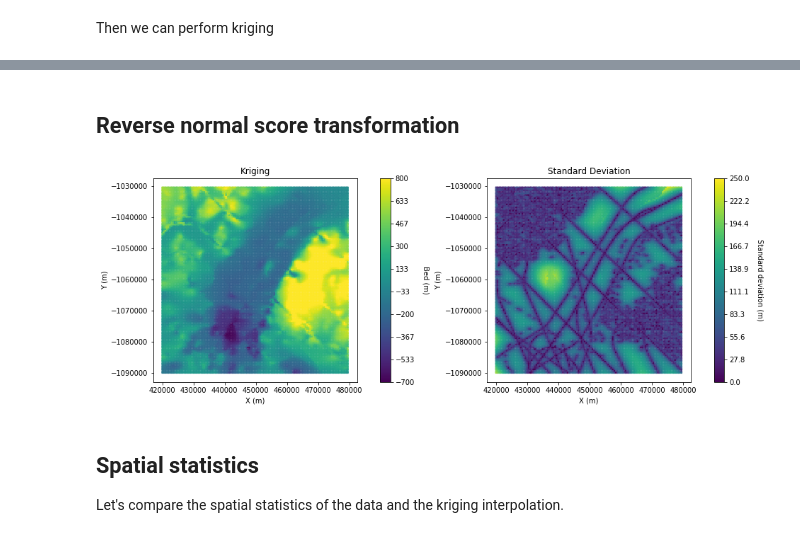
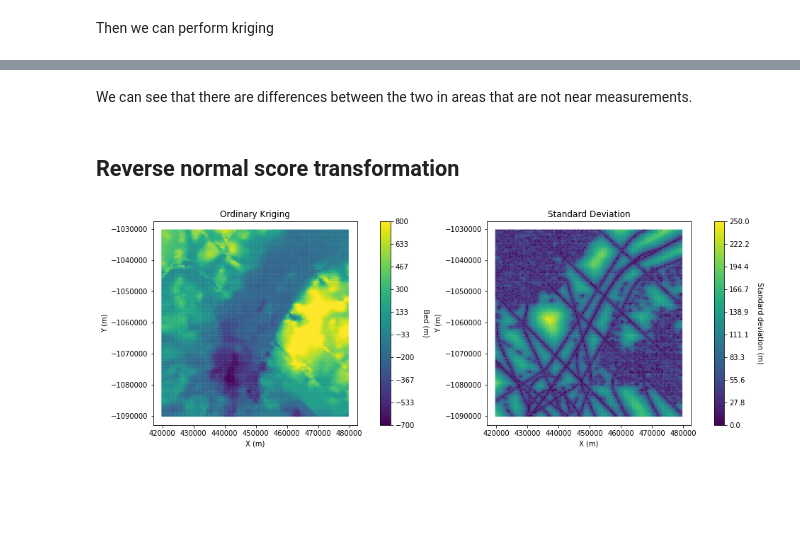
Before and after one commit to GatorGlaciology/GStatSim, a Jupyter notebook: GlacierStats/Kriging.ipynb, the cells around one changed output, grey strips where cells are left out. Drawn from its saved outputs; the diff is of its cells as text; code cells hidden in the pictures; blank space fills up the shorter version.

```diff
--- a/GlacierStats/Kriging.ipynb
+++ b/GlacierStats/Kriging.ipynb
@@ -103,0 +106,3 @@ plt.show()
+# %%
+k = 50
+est_OK, var_OK = gs.okrige(Pred_grid_xy, df_samp, 'X', 'Y', 'Nbed', k, vario) # estimation and variance
@@ -104,19 +145,21 @@ plt.show()
+# %% [markdown]
+We can see that there are differences between the two in areas that are not near measurements.
 # %% [markdown]
 ## Reverse normal score transformation
 # %%
 # create dataframes for back transform function
-var_SK[var_SK < 0] = 0; # make sure variances are non-negative
-std_SK = np.sqrt(var_SK) # convert to standard deviation (this should be done before back transforming)
-df_std = pd.DataFrame(std_SK, columns = ['std'])
-df_krige = pd.DataFrame(est_SK, columns = ['pred'])
+var_OK[var_OK < 0] = 0; # make sure variances are non-negative
+std_OK = np.sqrt(var_OK) # convert to standard deviation (this should be done before back transforming)
+df_std = pd.DataFrame(std_OK, columns = ['std'])
+df_krige = pd.DataFrame(est_OK, columns = ['pred'])
 
 # transformation parameters
 vr = tvbed
 vrg = tnsbed
 ltail = 1
 utail = 1
-zmin = -3
-zmax = 3
+zmin = -4
+zmax = 4
 ltpar = -1000
 utpar = 1000
 
@@ -126,28 +169,24 @@ std_trans = geostats.backtr(df_std,'std',vr,vrg,zmin,zmax,ltail,ltpar,utail,utpa
 # %%
 # plot back-transformed results
 plt.subplot(121)
 im = plt.scatter(Pred_grid_xy[:,0],Pred_grid_xy[:,1], c = pred_trans, vmin = -700, vmax = 800, marker=".", s = 15)       # scatter plot for location map
-plt.title('Kriging')                                    # add plot title
+plt.title('Ordinary Kriging')                                    # add plot title
 plt.xlabel('X (m)'); plt.ylabel('Y (m)')                          # set axis labels
 cbar = plt.colorbar(im, orientation="vertical", ticks=np.linspace(-700, 800, 10)) # add vertical color bar
 cbar.set_label("Bed (m)", rotation=270, labelpad=20)      # add labels to the color bar
 plt.subplots_adjust(left=0.0, bottom=0.0, right=1.0, top=1.0) # adjust the plot size
 plt.axis('scaled')
 
 plt.subplot(122)
 im = plt.scatter(Pred_grid_xy[:,0],Pred_grid_xy[:,1], c = std_trans, vmin = 0, vmax = 250, marker=".", s = 15)       # scatter plot for location map
 plt.title('Standard Deviation')                                    # add plot title
 plt.xlabel('X (m)'); plt.ylabel('Y (m)')                          # set axis labels
 cbar = plt.colorbar(im, orientation="vertical", ticks=np.linspace(0, 250, 10)) # add vertical color bar
 cbar.set_label("Standard deviation (m)", rotation=270, labelpad=20)      # add labels to the color bar
 plt.subplots_adjust(left=0.0, bottom=0.0, right=1.0, top=1.0) # adjust the plot size
 plt.axis('scaled')
 
 plt.subplots_adjust(left=0.0, bottom=0.0, right=2.0, top=1.0, wspace=0.2, hspace=0.3)
 plt.show()
 # %% [output]
-[figure, old version]
+[figure, new version]
-# %% [markdown]
-## Spatial statistics
-
-Let's compare the spatial statistics of the data and the kriging interpolation.
```
Also changed, not shown: parts of 10 cells of this notebook.
